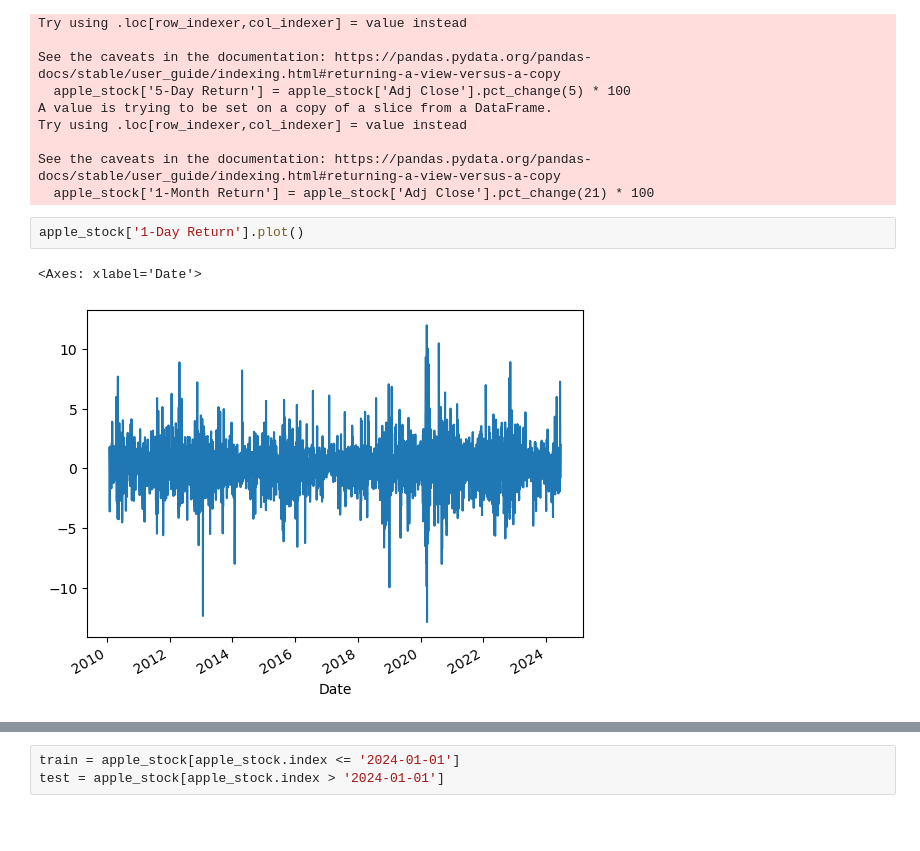
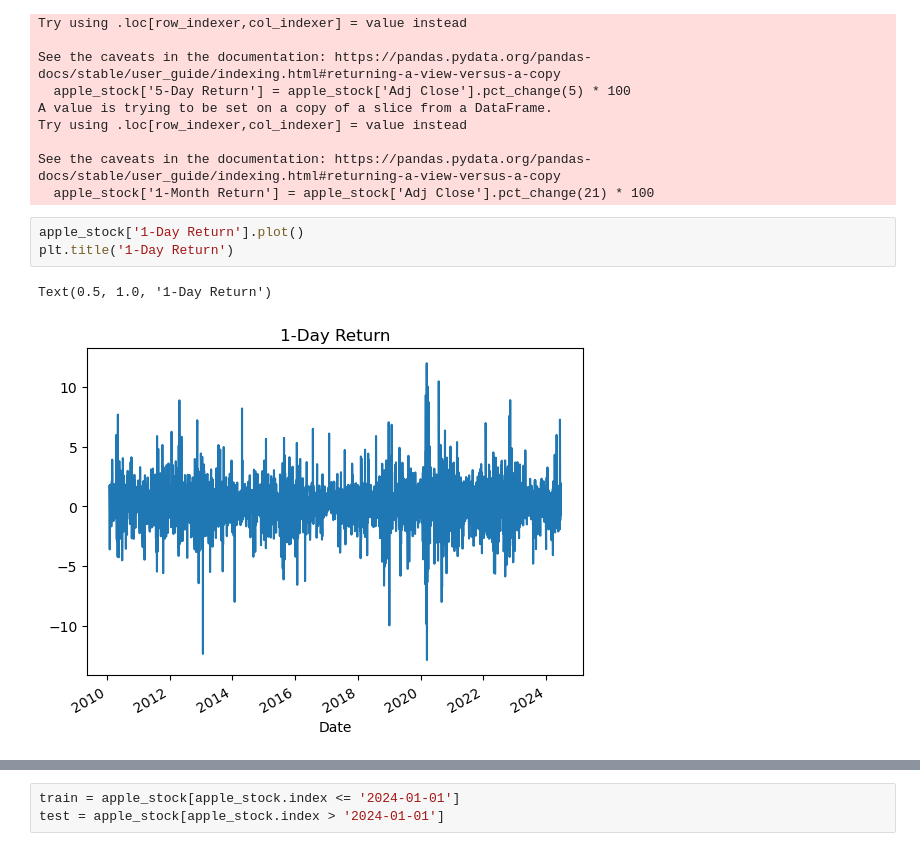
Before and after one commit to Leoyuyuyu/stock_prediction, a Jupyter notebook: notebooks/12-advanced_modelling_timeseries_monthly.ipynb, the cells around one changed output, grey strips where cells are left out. Drawn from its saved outputs; the diff is of its cells as text; blank space fills up the shorter version.

```diff
--- a/notebooks/12-advanced_modelling_timeseries_monthly.ipynb
+++ b/notebooks/12-advanced_modelling_timeseries_monthly.ipynb
@@ -82,8 +120,9 @@ See the caveats in the documentation: https://pandas.pydata.org/pandas-docs/stab
   apple_stock['1-Month Return'] = apple_stock['Adj Close'].pct_change(21) * 100
 # %%
 apple_stock['1-Day Return'].plot()
+plt.title('1-Day Return')
 # %% [output]
-<Axes: xlabel='Date'>
+Text(0.5, 1.0, '1-Day Return')
-[figure, old version]
+[figure, new version]
 # %%
 apple_stock['5-Day Return'].plot()
```
Also changed, not shown: parts of 27 cells of this notebook, 1 other file.
